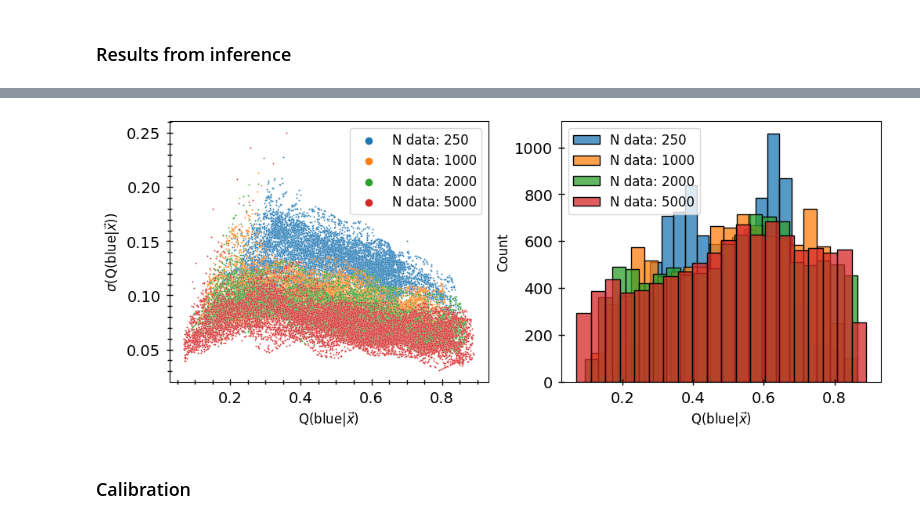
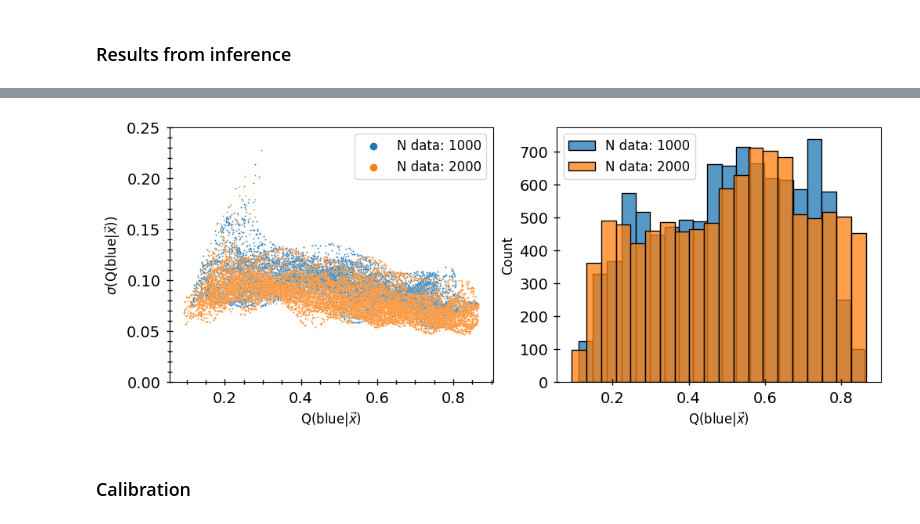
Before and after one commit to choisant/foundational-modeling, a Jupyter notebook: toy_experiment/inferno/inference_results.ipynb, the cells around one changed output, grey strips where cells are left out. Cells and saved outputs as stored; diff of their text form; code cells hidden in the pictures.

```diff
--- a/toy_experiment/inferno/inference_results.ipynb
+++ b/toy_experiment/inferno/inference_results.ipynb
@@ -178,7 +178,8 @@ def plot_uncertainties(df, ax, suptitle, grid=False):
 
 #MCMC constants
 n_samples = 1200
-n_data = [250, 1000, 2000, 5000]
+#n_data = [250, 500, 1000, 5000]
+n_data = [1000, 2000]
 #n_data = [250, 2100, 3600, 5000]
 n_chains = 10
 n_plots = len(n_data)
@@ -220,6 +221,7 @@ testfiles = [f"{folderpath}/{folder}/{testfile}_inferred.h5" for folder in analy
 gridfiles = [f"{folderpath}/{folder}/{gridfile}_inferred.h5" for folder in analysis_folders]
 train_data = pd.read_csv(f"../data/{trainfile}.csv")
 truth_data = pd.read_csv(f"../analytical/results/{truthfile}.csv")
+truth_data = truth_data[truth_data["r_x"] > R1_min-R2]
 
 grid_dfs = [process_data(file, y_labels, x_labels, test=True) for file in gridfiles]
 test_dfs = [process_data(file, y_labels, x_labels, test=False) for file in testfiles]
@@ -274,8 +276,8 @@ for i in range(len(n_data)):
 
     cmap = red_blue_cmap()
     hue_norm = mpl.colors.Normalize(vmin=0, vmax=1, clip=False)
-    fig.colorbar(mpl.cm.ScalarMappable(norm=hue_norm, cmap=cmap), label=r'P(b|$x_1, x_2$)', ax=axs[0][0])
-    fig.colorbar(mpl.cm.ScalarMappable(norm=hue_norm, cmap=cmap), label=r'P(b|$x_1, x_2$)', ax=axs[0][1])
+    fig.colorbar(mpl.cm.ScalarMappable(norm=hue_norm, cmap=cmap), label=r"Q(blue|$\vec{x}$)", ax=axs[0][0])
+    fig.colorbar(mpl.cm.ScalarMappable(norm=hue_norm, cmap=cmap), label=r"Q(blue|$\vec{x}$)", ax=axs[0][1])
 
     fig.suptitle(f"Number of training datapoints: {n_data[i]}", size=16, fontweight="bold")
     #plt.savefig(f"../../fig/results/inferno/{testfile}_{trainfile}_n_{n_data[i]}")
@@ -289,12 +291,13 @@ for i in range(len(n_data)):
 # %%
-for i in range(len(n_data)):
+for i in range(n_plots):
     fig, axs = plt.subplots(nrows=1, ncols=2, figsize= (10, 4), layout="constrained")
     sn.scatterplot(grid_dfs[i], x="r_x", y="P(blue|x)", s=3, ax = axs[0], label="Mixture model", color="#762a83")
-    sn.scatterplot(truth_data, x="r_x", y="P_blue_given_x", s=3, ax = axs[0], label="Generating function", color="#1b7837")
-    axs[0].set_ylabel(r"P(blue|$\vec{x}$)", fontsize=16)
+    sn.lineplot(truth_data, x="r_x", y="P_blue_given_x", linewidth=2, ax = axs[0], label="Generating function", color="#67001f")
+    axs[0].set_ylabel(r"Q(blue|$\vec{x}$)", fontsize=16)
 
     sn.scatterplot(grid_dfs[i], x="r_x", y="Std_samples_blue", s=3, ax = axs[1], label="Mixture model", color="#762a83")
     axs[1].set_ylabel(r"$\sigma$(Q(blue|$\vec{x}$))", fontsize=16)
+    axs[1].set_ylim(0, 0.3)
 
     for ax in axs:
         ax.legend(markerscale=5, fontsize=14)
@@ -312,22 +315,23 @@ for i in range(len(n_data)):
 # %%
 fig, axs = plt.subplots(nrows=1, ncols=2, figsize= (10, 4), layout="constrained")
 for i in range(len(n_data)):
     sn.scatterplot(test_dfs[i], x="P(blue|x)", y="Std_samples_blue", s=2, label=f"N data: {n_data[i]}", ax = axs[0])
     axs[0].legend(markerscale=5, fontsize=12)
     axs[0].set_ylabel(r"$\sigma$(Q(blue|$\vec{x}$))", fontsize=12)
     axs[0].set_xlabel(r"Q(blue|$\vec{x}$)", fontsize=12)
+    axs[0].set_ylim(0, 0.25)
     sn.histplot(test_dfs[i], x="P(blue|x)", label=f"N data: {n_data[i]}", ax = axs[1], edgecolor="black", linewidth=1, bins=20)
     axs[1].legend(markerscale=5, fontsize=12)
     axs[1].set_ylabel("Count", fontsize=12)
     axs[1].set_xlabel(r"Q(blue|$\vec{x}$)", fontsize=12)
 
     for ax in axs:
         ax.tick_params(which="both", direction="inout", bottom=True, left=True, labelsize=14, pad=5, length=4, width=1)
         ax.tick_params(which="major", length=6)
     axs[0].minorticks_on()
     #fig.suptitle(f"Number of training datapoints: {n_data[i]}", size=16, fontweight="bold")
 # %% [output]
-[figure, old version]
+[figure, new version]
 # %% [markdown]
 ### Calibration
 # %%
```
Also changed, not shown: parts of 3 cells of this notebook, 17 other files.
